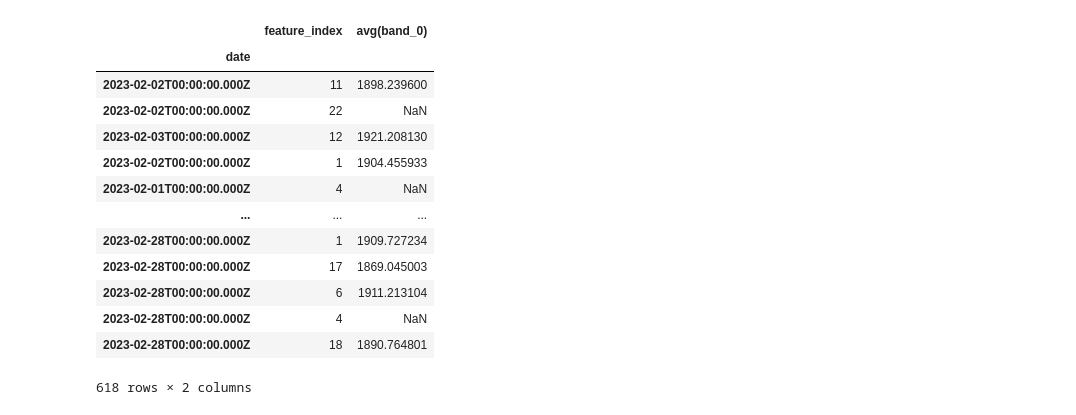
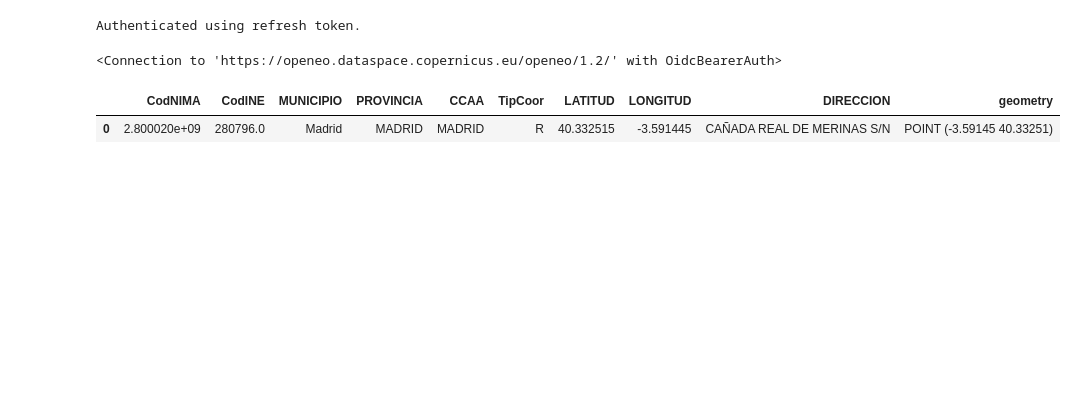
Before and after one commit to zelcon01/Landfill_Atmospheric_Gas_Monitor_Tools, a Jupyter notebook: CH4 Time series using openEO.ipynb, the cells around one changed output. Drawn from its saved outputs; the diff is of its cells as text; code cells hidden in the pictures; blank space fills up the shorter version.

```diff
--- a/CH4 Time series using openEO.ipynb
+++ b/CH4 Time series using openEO.ipynb
@@ -114,19 +17,21 @@ job = timeseries.execute_batch(out_format="CSV", title="CH4 timeseries")
-# %%
-job.get_results().download_file("CH4-results/CH4_timeseries.csv")
-
-pd.read_csv("CH4-results/CH4_timeseries.csv", index_col=0)
-# %% [output]
-|  | feature_index | avg(band_0) |
-| date |  |  |
-| 2023-02-02T00:00:00.000Z | 11 | 1898.239600 |
-| 2023-02-02T00:00:00.000Z | 22 | NaN |
-| 2023-02-03T00:00:00.000Z | 12 | 1921.208130 |
-| 2023-02-02T00:00:00.000Z | 1 | 1904.455933 |
-| 2023-02-01T00:00:00.000Z | 4 | NaN |
-| ... | ... | ... |
-| 2023-02-28T00:00:00.000Z | 1 | 1909.727234 |
-| 2023-02-28T00:00:00.000Z | 17 | 1869.045003 |
-| 2023-02-28T00:00:00.000Z | 6 | 1911.213104 |
-| 2023-02-28T00:00:00.000Z | 4 | NaN |
-| 2023-02-28T00:00:00.000Z | 18 | 1890.764801 |
-618 rows × 2 columns
+# %%
+#This establishes a connection with the Sentenel satelite data.
+
+connection = openeo.connect(url="openeo.dataspace.copernicus.eu")
+connection.authenticate_oidc()
+
+#if this does not read as 'Authorised successfully' or 'Authenticated using refresh token', then please ensure that you have completed the setup steps as outlined in section 2.6 of the user guide.
+#if you have followed the steps in section 2.6 correctly and the problem persists, please look at https://dataspace.copernicus.eu/news for any information about service interruptions.
+#if there is no news of service problems you can raise a ticket here: https://helpcenter.dataspace.copernicus.eu/hc/en-gb/requests/new
+# %% [output]
+Authenticated using refresh token.
+<Connection to 'https://openeo.dataspace.copernicus.eu/openeo/1.2/' with OidcBearerAuth>
+# %%
+# This section displays a list of all the PreZero landfill sites
+
+landfills = gpd.read_file(r"C:\GIS_Course\EGM722\Project\Data\test_landfill.geojson")
+
+landfills
+# %% [output]
+|  | CodNIMA | CodINE | MUNICIPIO | PROVINCIA | CCAA | TipCoor | LATITUD | LONGITUD | DIRECCION | geometry |
+| 0 | 2.800020e+09 | 280796.0 | Madrid | MADRID | MADRID | R | 40.332515 | -3.591445 | CAÑADA REAL DE MERINAS S/N | POINT (-3.59145 40.33251) |
```
Also changed, not shown: parts of 18 cells of this notebook, 6 other files.
